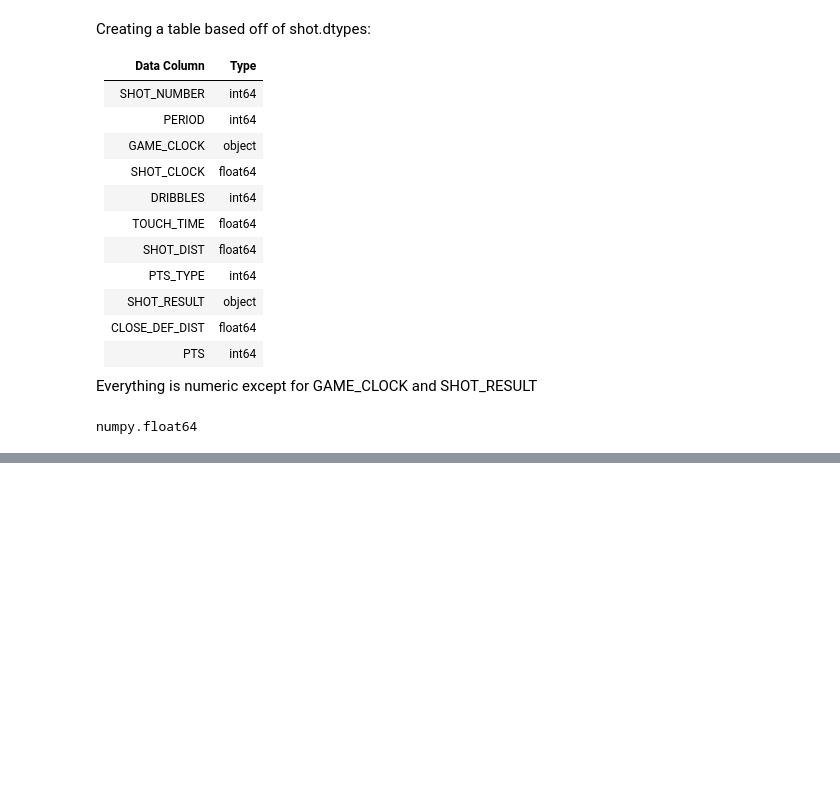
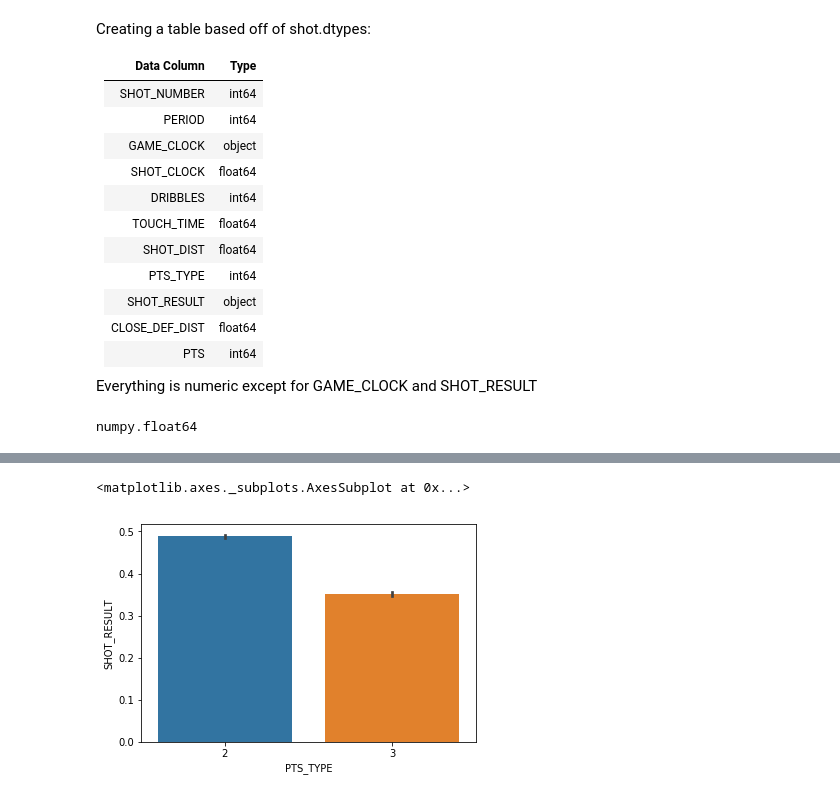
Before and after one commit to ray-chen-930/nba-shot-value-predictor, a Jupyter notebook: Capstone Project 1.ipynb, the cells around one changed output, grey strips where cells are left out. Drawn from its saved outputs; the diff is of its cells as text; code cells hidden in the pictures; blank space fills up the shorter version.

Commit message:
more data cleaning, beginning pca

```diff
--- a/Capstone Project 1.ipynb
+++ b/Capstone Project 1.ipynb
@@ -117,0 +150,19 @@ It seems that all columns except for shot_clock have the full 128069 values.  Sh
+# %%
+# make array that returns true if there is a discrepancy
+pre_discrep2 = (pre_shot.PTS_TYPE == 2) & (pre_shot.SHOT_DIST > 25)
+pre_discrep3 = (pre_shot.PTS_TYPE == 3) & (pre_shot.SHOT_DIST < 19)
+x = pre_discrep2 | pre_discrep3
+print(sum(x), 'observations that have discrepancy in shot distance ')
+
+#array that returns true if there is a missing shot clock value
+y = (pre_shot.SHOT_CLOCK != pre_shot.SHOT_CLOCK)
+print(sum(y), 'observations that have a missing shot clock value')
+
+# array that returns true if touch time is less than 0
+z = (pre_shot.TOUCH_TIME < 0)
+print(sum(z), 'observations have negative touch times')
+
+print(sum(x & y), 'observations have a discrepancy in shot distance and a missing shot clock')
+print(sum(x & z), 'observations have a discrepancy in shot distance and a negative touch time')
+print(sum(y & z), 'observations have a missing shot clock and a negative touch time')
+print(sum(x & y & z), 'observations have all three errors')
@@ -117,0 +179,11 @@ It seems that all columns except for shot_clock have the full 128069 values.  Sh
+# %%
+# filtering for observations with 2 or more of these errors
+xyz = (x & y) | (x & z) | (y & z) | (x & y & z)
+print(sum(xyz), 'observations are have 2 or more of these errors')
+
+#make an array that returns false if the observation has 2 or more of these errors
+filt = [not i for i in xyz]
+shot = pre_shot[filt]
+
+#make sure that the new data frame length plus the filtered out observations equals the original data frame length
+len(shot) + sum(xyz) == len(pre_shot)
@@ -117,0 +195,5 @@ It seems that all columns except for shot_clock have the full 128069 values.  Sh
+# %%
+# I will change the negative touch_time values to 0, as that is the minimum
+# amount of time that a player can hold the ball.
+
+shot.TOUCH_TIME[shot.TOUCH_TIME < 0] = 0
@@ -123,0 +232,8 @@ shot[['SHOT_CLOCK']] = shot[['SHOT_CLOCK']].fillna(shot[['SHOT_CLOCK']].mean())
+# %%
+#create filters for pts_type incorrectly labelled as 2 and 3
+discrep2 = (shot.PTS_TYPE == 2) & (shot.SHOT_DIST > 25)
+discrep3 = (shot.PTS_TYPE == 3) & (shot.SHOT_DIST < 19)
+
+#use filters to change the pts_type to the correct value
+shot.loc[discrep2, 'PTS_TYPE'] = 3
+shot.loc[discrep3, 'PTS_TYPE'] = 2
@@ -140,9 +275,12 @@ shot_missed = shot.loc[shot['SHOT_RESULT'] == 0, :]
 # %%
 #comparing makes and misses for 2 point shots vs 3 point shots
 
-#sns.barplot(x = shot.PTS_TYPE, y = shot.SHOT_RESULT)
+sns.barplot(x = shot.PTS_TYPE, y = shot.SHOT_RESULT)
 
 #as expected, shots worth 2 points have a much higher percentage (around 49%) than shots worth 3 points (around 35%)
+# %% [output]
+<matplotlib.axes._subplots.AxesSubplot at 0x...>
+[figure, added]
 # %%
 # EDA for a few variables that probably impact probability of shot being made
 
```
Also changed, not shown: parts of 44 cells of this notebook.
